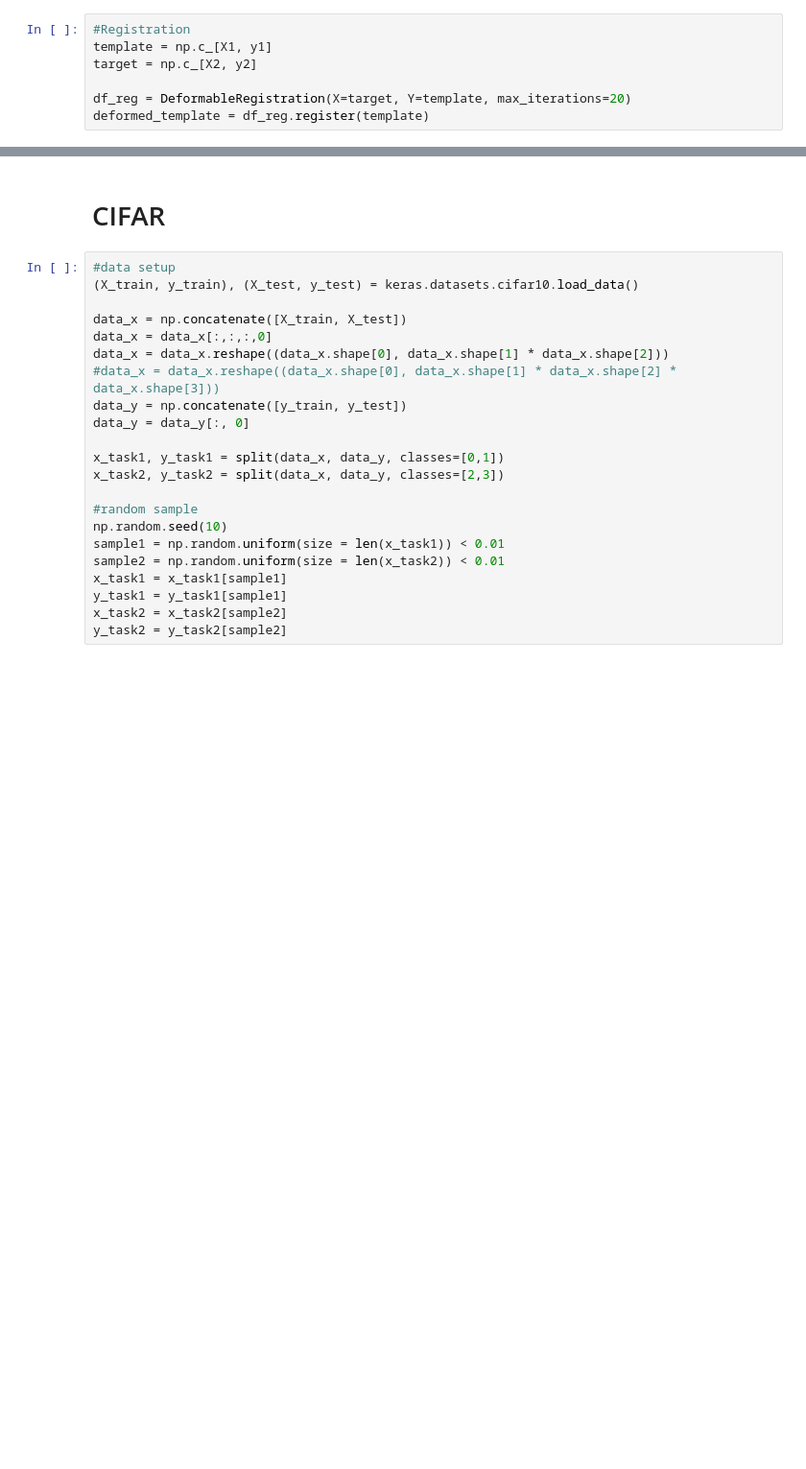
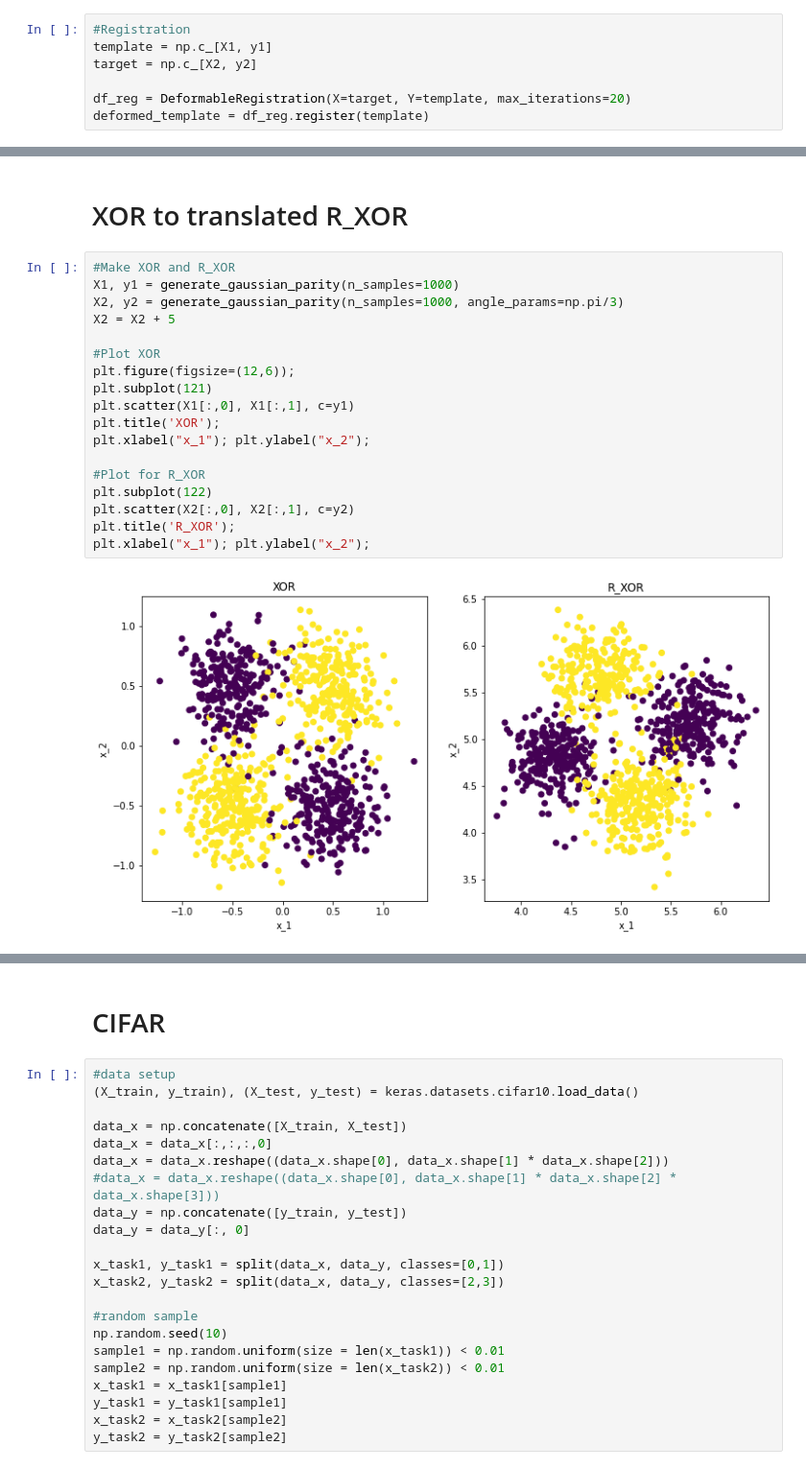
Before and after one commit to williamrxu/ndd-workspace, a Jupyter notebook: cpd_experiment_2.ipynb, the cells around one changed output, grey strips where cells are left out. Shown: that part at 96% size. Saved outputs shown, nothing was run; the diff lists cells and outputs as text; blank space fills up the shorter version.

```diff
--- a/cpd_experiment_2.ipynb
+++ b/cpd_experiment_2.ipynb
@@ -153,0 +156,22 @@ plt.xlabel("x_1"); plt.ylabel("x_2");
+# %% [markdown]
+# XOR to translated R_XOR
+# %%
+#Make XOR and R_XOR
+X1, y1 = generate_gaussian_parity(n_samples=1000)
+X2, y2 = generate_gaussian_parity(n_samples=1000, angle_params=np.pi/3)
+X2 = X2 + 5
+
+#Plot XOR
+plt.figure(figsize=(12,6));
+plt.subplot(121)
+plt.scatter(X1[:,0], X1[:,1], c=y1)
+plt.title('XOR');
+plt.xlabel("x_1"); plt.ylabel("x_2");
+
+#Plot for R_XOR
+plt.subplot(122)
+plt.scatter(X2[:,0], X2[:,1], c=y2)
+plt.title('R_XOR');
+plt.xlabel("x_1"); plt.ylabel("x_2");
+# %% [output]
+[figure, added]
```
Also changed, not shown: parts of 5 cells of this notebook.
